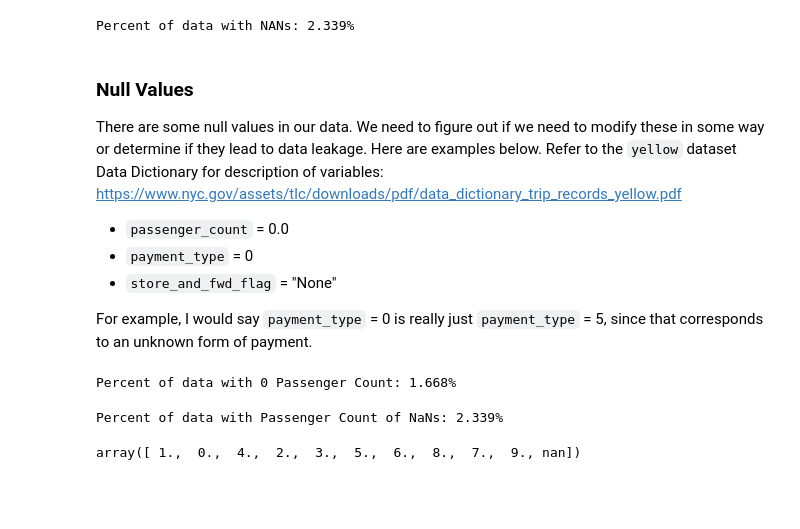
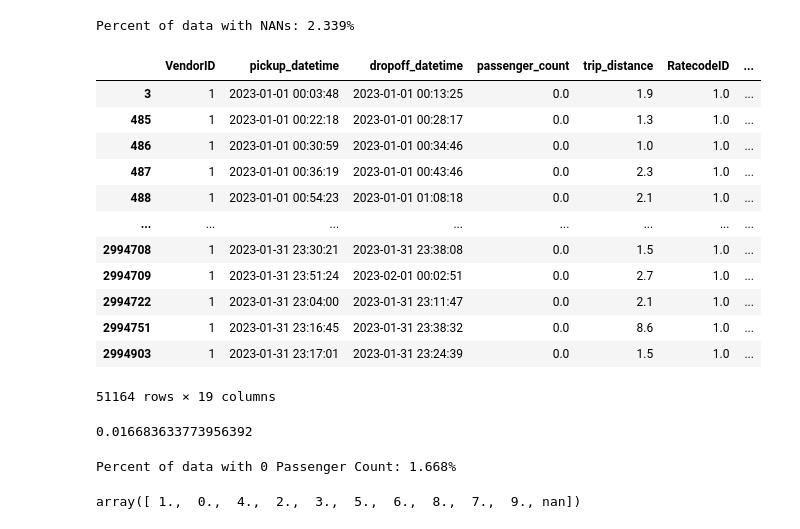
Before and after one commit to edwarddramirez/taxi-forecast, a Jupyter notebook: notebooks/02_cleaning_data.ipynb, the cells around one changed output. Drawn from its saved outputs; the diff is of its cells as text; code cells hidden in the pictures; blank space fills up the shorter version.

```diff
--- a/notebooks/02_cleaning_data.ipynb
+++ b/notebooks/02_cleaning_data.ipynb
@@ -206,24 +206,33 @@ df_y.trip_distance.max()
 print('Percent of data with NANs: ' + str(np.round(100. * df_y['passenger_count'].isnull().values.sum() / len(df_y), 3)) + '%')
 # %% [output]
 Percent of data with NANs: 2.339%
-# %% [markdown]
-### Null Values
-There are some null values in our data. We need to figure out if we need to modify these in some way or determine if they lead to data leakage. Here are examples below. Refer to the `yellow` dataset Data Dictionary for description of variables: https://www.nyc.gov/assets/tlc/downloads/pdf/data_dictionary_trip_records_yellow.pdf
-* `passenger_count` = 0.0
-* `payment_type` = 0
-* `store_and_fwd_flag` = "None"
-
-For example, I would say `payment_type` = 0 is really just `payment_type` = 5, since that corresponds to an unknown form of payment.
+# %%
+# we also have passenger_count of 0 aside from NaN.
+df_y[df_y['passenger_count']==0.00]
+# %% [output]
+|  | VendorID | pickup_datetime | dropoff_datetime | passenger_count | trip_distance | RatecodeID | ... |
+| 3 | 1 | 2023-01-01 00:03:48 | 2023-01-01 00:13:25 | 0.0 | 1.9 | 1.0 | ... |
+| 485 | 1 | 2023-01-01 00:22:18 | 2023-01-01 00:28:17 | 0.0 | 1.3 | 1.0 | ... |
+| 486 | 1 | 2023-01-01 00:30:59 | 2023-01-01 00:34:46 | 0.0 | 1.0 | 1.0 | ... |
+| 487 | 1 | 2023-01-01 00:36:19 | 2023-01-01 00:43:46 | 0.0 | 2.3 | 1.0 | ... |
+| 488 | 1 | 2023-01-01 00:54:23 | 2023-01-01 01:08:18 | 0.0 | 2.1 | 1.0 | ... |
+| ... | ... | ... | ... | ... | ... | ... | ... |
+| 2994708 | 1 | 2023-01-31 23:30:21 | 2023-01-31 23:38:08 | 0.0 | 1.5 | 1.0 | ... |
+| 2994709 | 1 | 2023-01-31 23:51:24 | 2023-02-01 00:02:51 | 0.0 | 2.7 | 1.0 | ... |
+| 2994722 | 1 | 2023-01-31 23:04:00 | 2023-01-31 23:11:47 | 0.0 | 2.1 | 1.0 | ... |
+| 2994751 | 1 | 2023-01-31 23:16:45 | 2023-01-31 23:38:32 | 0.0 | 8.6 | 1.0 | ... |
+| 2994903 | 1 | 2023-01-31 23:17:01 | 2023-01-31 23:24:39 | 0.0 | 1.5 | 1.0 | ... |
+51164 rows × 19 columns
+# %%
+# passenger_count of 0 is 1.7% of the data
+51164/len(df_y)
+# %% [output]
+0.016683633773956392
 # %%
 # print percent of data with 0.0 passenger count!
 print('Percent of data with 0 Passenger Count: ' + str(np.round(100. * len(df_y[df_y['passenger_count'] == 0.0]) / len(df_y), 3)) + '%')
 # %% [output]
 Percent of data with 0 Passenger Count: 1.668%
-# %%
-# print percent of data with passenger count of NaNs!
-print('Percent of data with Passenger Count of NaNs: ' + str(np.round(100. * len(nan) / len(df_y), 3)) + '%')
-# %% [output]
-Percent of data with Passenger Count of NaNs: 2.339%
 # %%
 df_y.passenger_count.unique()
 # %% [output]
```
Also changed, not shown: parts of 9 cells of this notebook.
